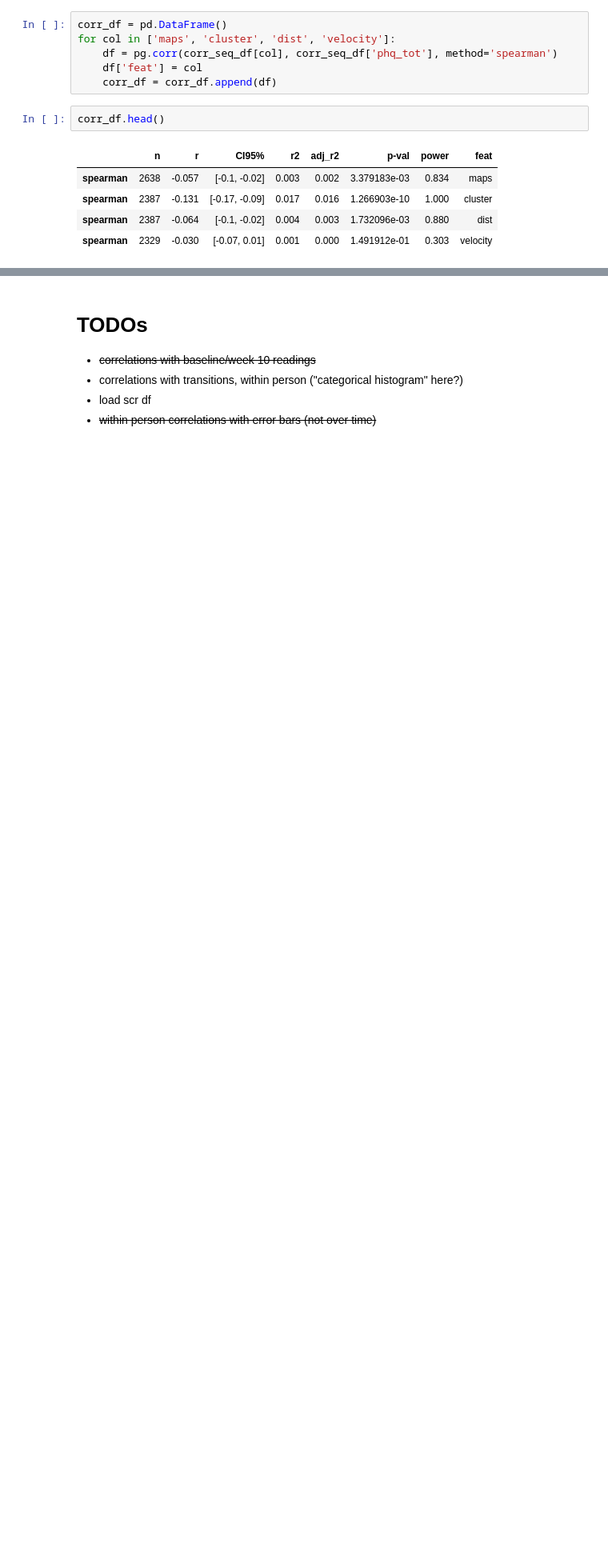
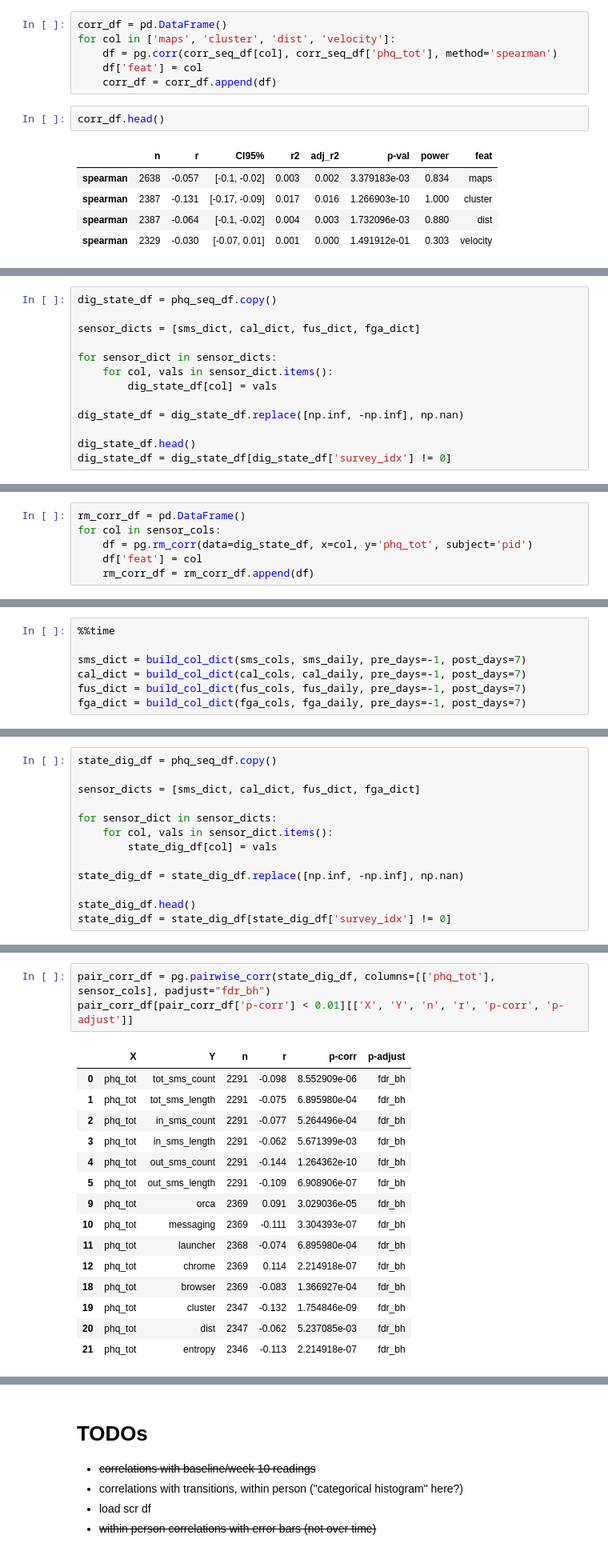
Before and after one commit to tliu526/lifesense, a Jupyter notebook: lifesense_over_time.ipynb, the cells around one changed output, grey strips where cells are left out. Shown at 80% size. Saved outputs shown, nothing was run; the diff lists cells and outputs as text; blank space fills up the shorter version.

Commit message:
update time series, state shift notebooks again

```diff
--- a/lifesense_over_time.ipynb
+++ b/lifesense_over_time.ipynb
@@ -875,0 +847,13 @@ corr_df.head()
+# %%
+dig_state_df = phq_seq_df.copy()
+
+sensor_dicts = [sms_dict, cal_dict, fus_dict, fga_dict]
+
+for sensor_dict in sensor_dicts:
+    for col, vals in sensor_dict.items():
+        dig_state_df[col] = vals
+
+dig_state_df = dig_state_df.replace([np.inf, -np.inf], np.nan)
+
+dig_state_df.head()
+dig_state_df = dig_state_df[dig_state_df['survey_idx'] != 0]
@@ -875,0 +880,6 @@ corr_df.head()
+# %%
+rm_corr_df = pd.DataFrame()
+for col in sensor_cols:
+    df = pg.rm_corr(data=dig_state_df, x=col, y='phq_tot', subject='pid')
+    df['feat'] = col
+    rm_corr_df = rm_corr_df.append(df)
@@ -875,0 +947,7 @@ corr_df.head()
+# %%
+%%time
+
+sms_dict = build_col_dict(sms_cols, sms_daily, pre_days=-1, post_days=7)
+cal_dict = build_col_dict(cal_cols, cal_daily, pre_days=-1, post_days=7)
+fus_dict = build_col_dict(fus_cols, fus_daily, pre_days=-1, post_days=7)
+fga_dict = build_col_dict(fga_cols, fga_daily, pre_days=-1, post_days=7)
@@ -875,0 +957,13 @@ corr_df.head()
+# %%
+state_dig_df = phq_seq_df.copy()
+
+sensor_dicts = [sms_dict, cal_dict, fus_dict, fga_dict]
+
+for sensor_dict in sensor_dicts:
+    for col, vals in sensor_dict.items():
+        state_dig_df[col] = vals
+
+state_dig_df = state_dig_df.replace([np.inf, -np.inf], np.nan)
+
+state_dig_df.head()
+state_dig_df = state_dig_df[state_dig_df['survey_idx'] != 0]
@@ -875,0 +972,19 @@ corr_df.head()
+# %%
+pair_corr_df = pg.pairwise_corr(state_dig_df, columns=[['phq_tot'], sensor_cols], padjust="fdr_bh")
+pair_corr_df[pair_corr_df['p-corr'] < 0.01][['X', 'Y', 'n', 'r', 'p-corr', 'p-adjust']]
+# %% [output]
+|  | X | Y | n | r | p-corr | p-adjust |
+| 0 | phq_tot | tot_sms_count | 2291 | -0.098 | 8.552909e-06 | fdr_bh |
+| 1 | phq_tot | tot_sms_length | 2291 | -0.075 | 6.895980e-04 | fdr_bh |
+| 2 | phq_tot | in_sms_count | 2291 | -0.077 | 5.264496e-04 | fdr_bh |
+| 3 | phq_tot | in_sms_length | 2291 | -0.062 | 5.671399e-03 | fdr_bh |
+| 4 | phq_tot | out_sms_count | 2291 | -0.144 | 1.264362e-10 | fdr_bh |
+| 5 | phq_tot | out_sms_length | 2291 | -0.109 | 6.908906e-07 | fdr_bh |
+| 9 | phq_tot | orca | 2369 | 0.091 | 3.029036e-05 | fdr_bh |
+| 10 | phq_tot | messaging | 2369 | -0.111 | 3.304393e-07 | fdr_bh |
+| 11 | phq_tot | launcher | 2368 | -0.074 | 6.895980e-04 | fdr_bh |
+| 12 | phq_tot | chrome | 2369 | 0.114 | 2.214918e-07 | fdr_bh |
+| 18 | phq_tot | browser | 2369 | -0.083 | 1.366927e-04 | fdr_bh |
+| 19 | phq_tot | cluster | 2347 | -0.132 | 1.754846e-09 | fdr_bh |
+| 20 | phq_tot | dist | 2347 | -0.062 | 5.237085e-03 | fdr_bh |
+| 21 | phq_tot | entropy | 2346 | -0.113 | 2.214918e-07 | fdr_bh |
```
Also changed, not shown: parts of 28 cells of this notebook.
